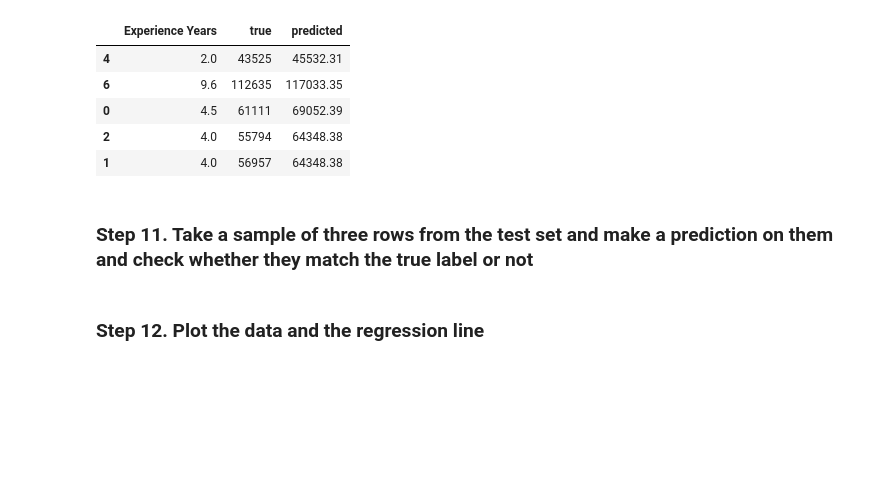
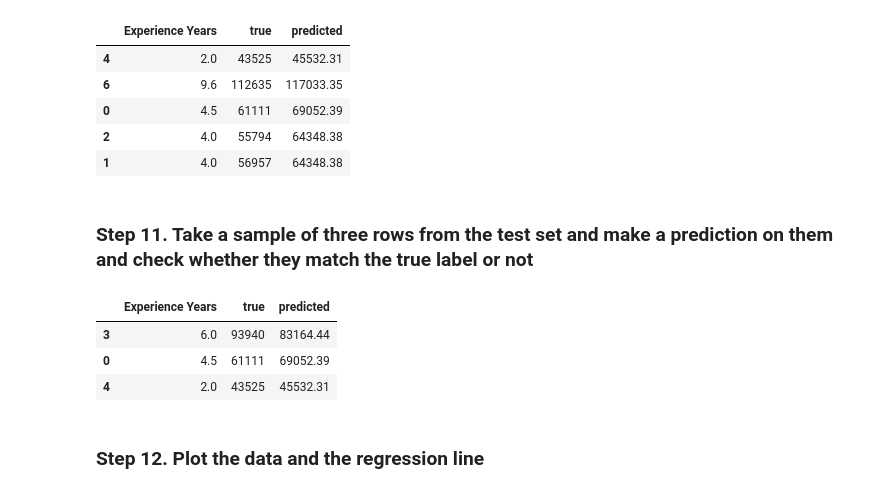
Before and after one commit to HassanAlgoz/AAI, a Jupyter notebook: student/C3/M1/ex2_reg.ipynb, the cells around one changed output. Drawn from its saved outputs; the diff is of its cells as text; code cells hidden in the pictures; blank space fills up the shorter version.

```diff
--- a/student/C3/M1/ex2_reg.ipynb
+++ b/student/C3/M1/ex2_reg.ipynb
@@ -167,5 +167,13 @@ comparison.sample(5)
 | 1 | 4.0 | 56957 | 64348.38 |
 # %% [markdown]
 ### Step 11. Take a sample of three rows from the test set and make a prediction on them and check whether they match the true label or not
+# %%
+comparison.sample(3)
+# The values are close, but they do not match exactly.
+# %% [output]
+|  | Experience Years | true | predicted |
+| 3 | 6.0 | 93940 | 83164.44 |
+| 0 | 4.5 | 61111 | 69052.39 |
+| 4 | 2.0 | 43525 | 45532.31 |
 # %% [markdown]
 ### Step 12. Plot the data and the regression line
```
